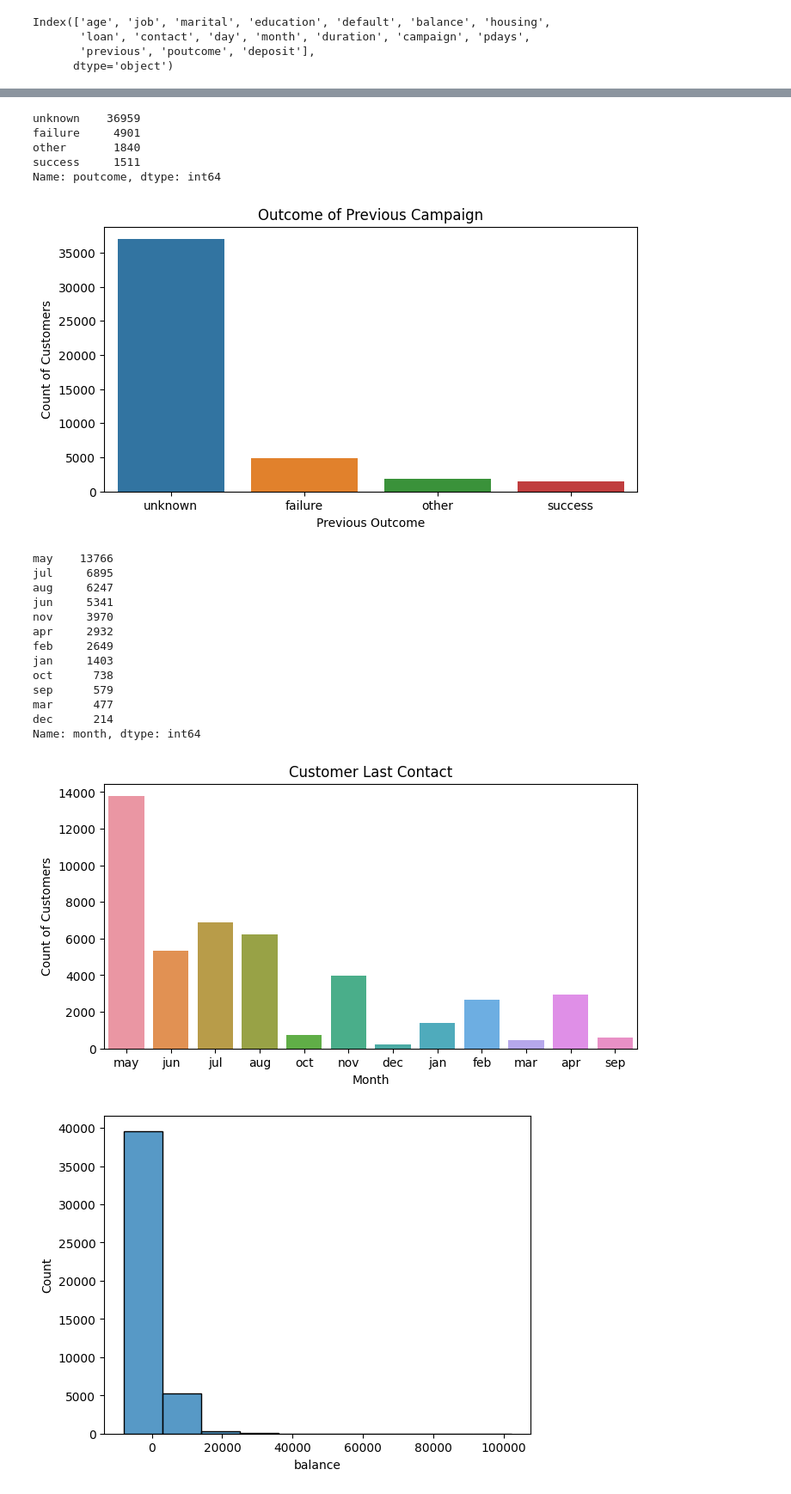
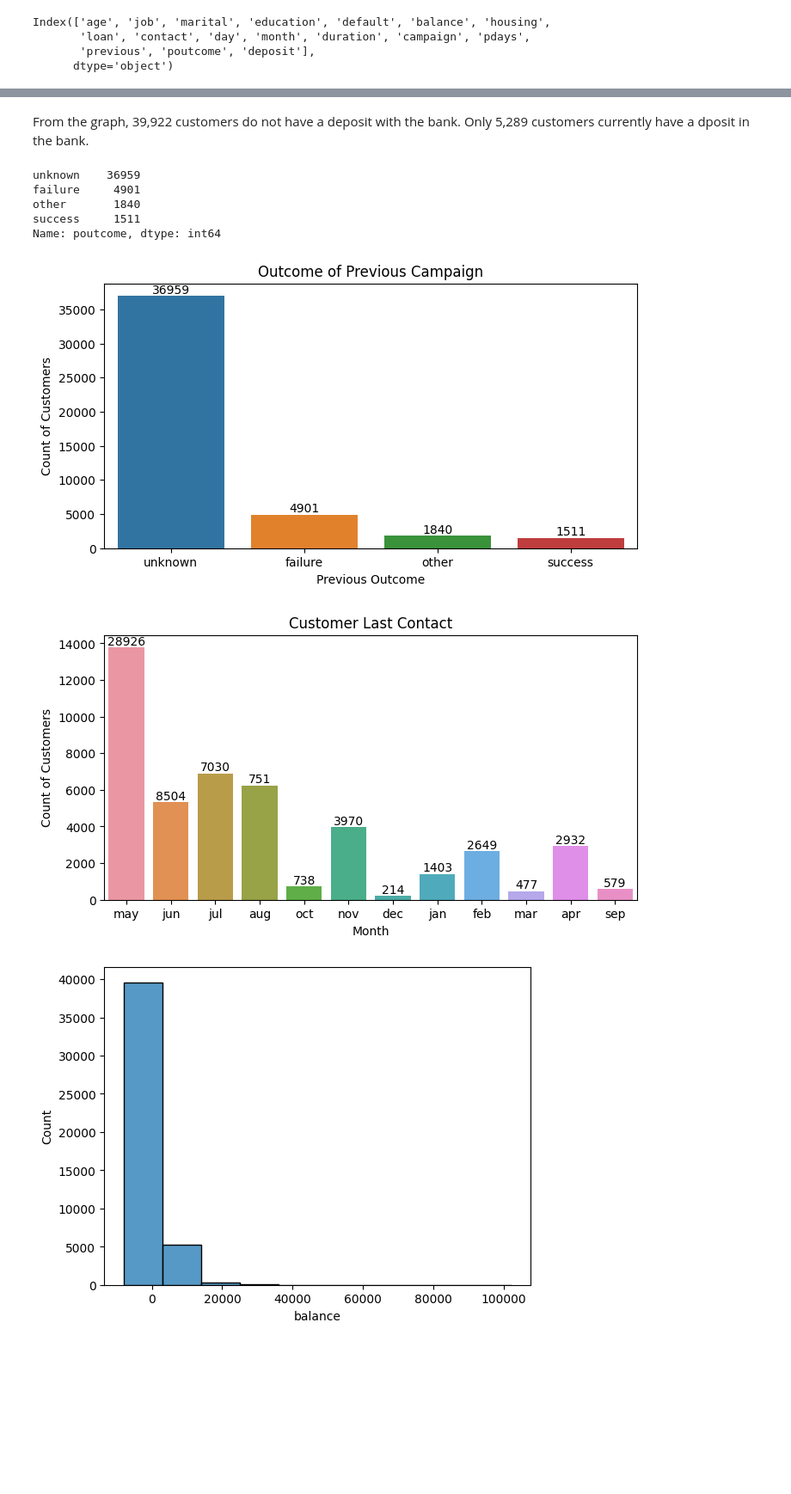
Before and after one commit to kayodeolusanya/Nexus-Bank-Customer-Segmentation-Project, a Jupyter notebook: Nexus_Bank_Customer_Segmentation_Project.ipynb, the cells around one changed output, grey strips where cells are left out. Shown at 86% size. Cells and saved outputs as stored; diff of their text form; code cells hidden in the pictures; blank space fills up the shorter version.

```diff
--- a/Nexus_Bank_Customer_Segmentation_Project.ipynb
+++ b/Nexus_Bank_Customer_Segmentation_Project.ipynb
@@ -238,7 +222,11 @@ Name: deposit, dtype: int64
+# %% [markdown]
+From the graph, 39,922 customers do not have a deposit with the bank. Only 5,289 customers currently have a dposit in the bank.
 # %%
 # Investigating the Previous Outcome of the last campaign.
 plt.figure(figsize= (8,4))
-sns.countplot(x='poutcome', data=df)
+pc = sns.countplot(x='poutcome', data=df )
+values = df['poutcome'].value_counts(ascending=False).values
+pc.bar_label(container=pc.containers[0], labels=values)
 plt.xlabel('Previous Outcome')
 plt.ylabel('Count of Customers')
 plt.title('Outcome of Previous Campaign');
@@ -249,30 +237,18 @@ failure     4901
 other       1840
 success     1511
 Name: poutcome, dtype: int64
-[figure, old version]
+[figure, new version]
 # %%
 # Investigating the Last Month our customer was contacted
 plt.figure(figsize= (8,4))
-sns.countplot(x='month', data=df)
+lc = sns.countplot(x='month', data=df)
+values = df['age_bracket'].value_counts(ascending=False).values
+lc.bar_label(container=lc.containers[0], labels=values);
 plt.xlabel('Month')
 plt.ylabel('Count of Customers')
 plt.title('Customer Last Contact');
-print(df['month'].value_counts())
 # %% [output]
-may    13766
-jul     6895
-aug     6247
-jun     5341
-nov     3970
-apr     2932
-feb     2649
-jan     1403
-oct      738
-sep      579
-mar      477
-dec      214
-Name: month, dtype: int64
-[figure, old version]
+[figure, new version]
 # %%
 # Investigating the Balances of our customers
 sns.histplot(x=df["balance"], bins=10);
```
Also changed, not shown: parts of 29 cells of this notebook.
